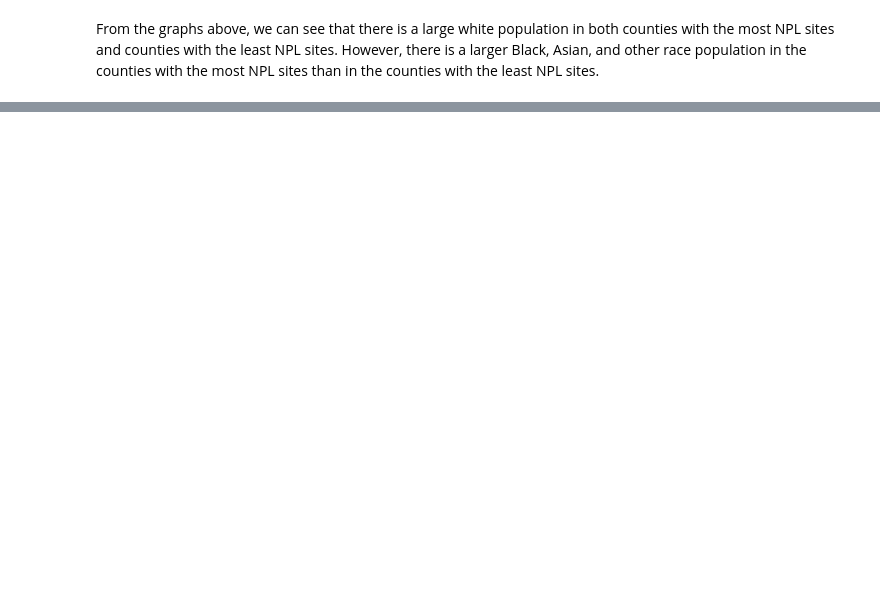
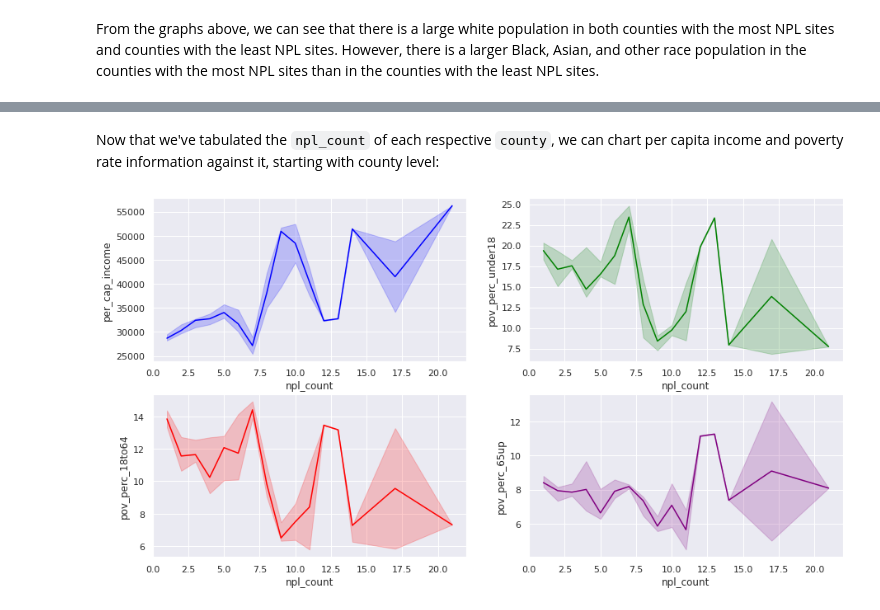
Before and after one commit to jeinuh/superfund-project, a Jupyter notebook: EDACheckpoint_group011.ipynb, the cells around one changed output, grey strips where cells are left out. Cells and saved outputs as stored; diff of their text form; code cells hidden in the pictures; blank space fills up the shorter version.

```diff
--- a/EDACheckpoint_group011.ipynb
+++ b/EDACheckpoint_group011.ipynb
@@ -593,0 +777,4 @@ From the graphs above, we can see that there is a large white population in both
+# %%
+pd.options.display.max_rows = 5
+age_df['npl_count'] = age_df['county'].map(age_df['county'].value_counts())
+age_df
@@ -593,0 +789,12 @@ From the graphs above, we can see that there is a large white population in both
+# %% [markdown]
+Now that we've tabulated the `npl_count` of each respective `county`, we can chart per capita income and poverty rate information against it, starting with county level:
+# %%
+sns.set(style="darkgrid")
+fig, axs = plt.subplots(2, 2, figsize=(15, 8))
+ax1=sns.lineplot(data=age_df, x="npl_count", y="per_cap_income", color="blue", estimator=np.median, ax=axs[0, 0])
+ax2=sns.lineplot(data=age_df, x="npl_count", y="pov_perc_under18", color="green", estimator=np.median, ax=axs[0, 1])
+ax3=sns.lineplot(data=age_df, x="npl_count", y="pov_perc_18to64", color="red", estimator=np.median, ax=axs[1, 0])
+ax4=sns.lineplot(data=age_df, x="npl_count", y="pov_perc_65up", color="purple", estimator=np.median, ax=axs[1, 1])
+plt.show()
+# %% [output]
+[figure, added]
```
Also changed, not shown: parts of 52 cells of this notebook, 1 other file.
